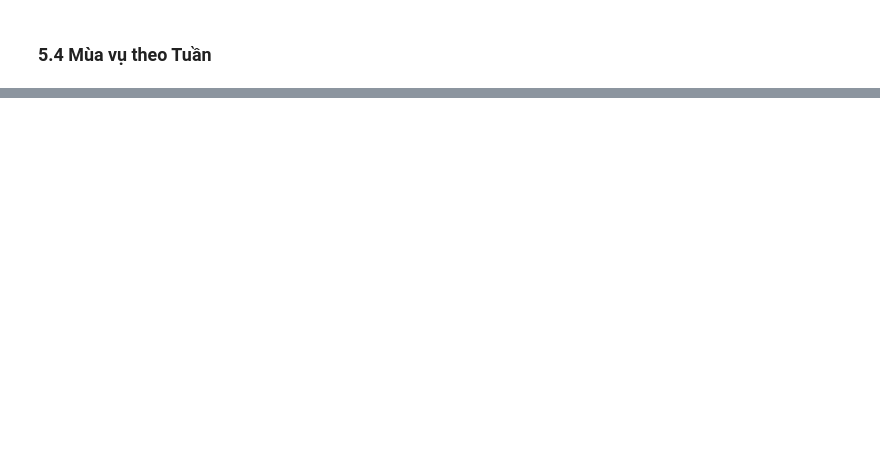
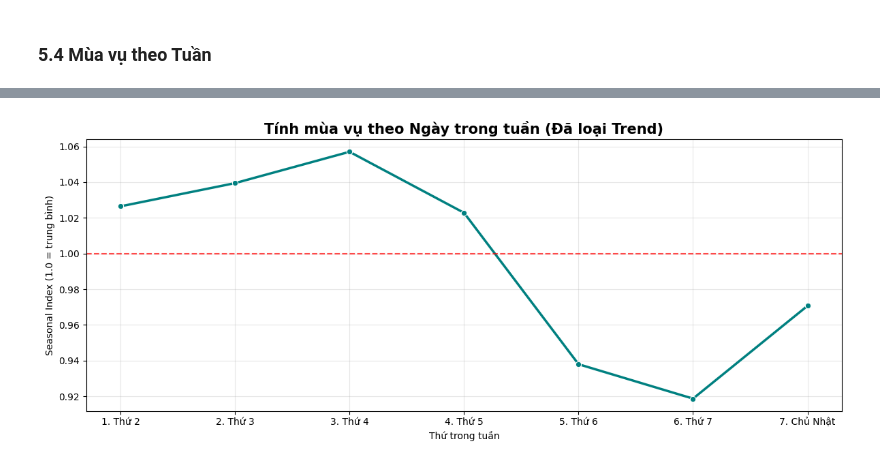
Before and after one commit to anhthu0910/vimchanhxa-datathon, a Jupyter notebook: notebooks/03_EDA_DEMO.ipynb, the cells around one changed output, grey strips where cells are left out. Saved outputs shown, nothing was run; the diff lists cells and outputs as text; code cells hidden in the pictures; blank space fills up the shorter version.

```diff
--- a/notebooks/03_EDA_DEMO.ipynb
+++ b/notebooks/03_EDA_DEMO.ipynb
@@ -236,0 +495,86 @@ Sau khi xử lý được tính chu kỳ của doanh nghiệp, chúng tôi sẽ
+# %%
+import pandas as pd
+import numpy as np
+import matplotlib.pyplot as plt
+import seaborn as sns
+from scipy import stats
+
+# ==================================================
+# KIỂM TRA TÍNH MÙA VỤ THEO TUẦN (DAY-OF-WEEK)
+# ==================================================
+
+# Copy dữ liệu để tránh sửa gốc
+df = df_sales.copy() # Đổi thành tên dataframe chứa 'revenue' của bạn
+
+# 1. Chuẩn hóa dữ liệu
+df['date'] = pd.to_datetime(df['date'])
+df = df.sort_values('date').reset_index(drop=True)
+
+# Lấy Ngày trong tuần (0 = Thứ 2, 6 = Chủ Nhật)
+df['day_of_week'] = df['date'].dt.dayofweek
+
+# Map số thành tên cho dễ nhìn
+dow_mapping = {
+    0: '1. Thứ 2', 1: '2. Thứ 3', 2: '3. Thứ 4',
+    3: '4. Thứ 5', 4: '5. Thứ 6', 5: '6. Thứ 7', 6: '7. Chủ Nhật'
+}
+df['dow_name'] = df['day_of_week'].map(dow_mapping)
+
+# 2. Xử lý trend dài hạn (Detrend) - Thêm center=True như đã bàn
+df['trend_30'] = df['revenue'].rolling(window=30, min_periods=7, center=True).mean()
+df['adj_revenue'] = df['revenue'] / df['trend_30']
+df = df.dropna(subset=['adj_revenue'])
+
+# 3. Tính thống kê theo Thứ
+weekly_stats = df.groupby('dow_name').agg(
+    mean_adj=('adj_revenue', 'mean'),
+    median_adj=('adj_revenue', 'median'),
+    n_obs=('adj_revenue', 'count')
+).reset_index()
+
+weekly_stats['seasonal_pct'] = (weekly_stats['mean_adj'] - 1) * 100
+
+# 4. VISUALIZATION #1 - Line Plot
+plt.figure(figsize=(12, 5))
+sns.lineplot(data=weekly_stats, x='dow_name', y='mean_adj', marker='o', linewidth=2.5, color='teal')
+plt.axhline(1.0, linestyle='--', color='red', alpha=0.7)
+plt.title('Tính mùa vụ theo Ngày trong tuần (Đã loại Trend)', fontsize=15, fontweight='bold')
+plt.xlabel('Thứ trong tuần')
+plt.ylabel('Seasonal Index (1.0 = trung bình)')
+plt.grid(alpha=0.3)
+plt.tight_layout()
+plt.show()
+
+# 5. VISUALIZATION #2 - Boxplot (Đã ẩn Outliers)
+plt.figure(figsize=(12, 5))
+sns.boxplot(data=df, x='dow_name', y='adj_revenue', palette='Set2', showfliers=False)
+plt.axhline(1.0, linestyle='--', color='red', alpha=0.7)
+plt.title('Phân phối doanh thu theo Ngày trong tuần', fontsize=15, fontweight='bold')
+plt.xlabel('Thứ trong tuần')
+plt.ylabel('Adjusted Revenue')
+plt.tight_layout()
+plt.show()
+
+# 6. IN KẾT QUẢ PHÂN TÍCH
+print("="*50)
+print("PHÂN TÍCH MÙA VỤ THEO TUẦN (DAY-OF-WEEK)")
+print("="*50)
+
+for _, row in weekly_stats.iterrows():
+    status = "Tăng" if row['seasonal_pct'] > 0 else "Giảm"
+    print(f"{row['dow_name']}: {status} {abs(row['seasonal_pct']):.2f}% (Obs: {row['n_obs']})")
+
+# 7. Kiểm định Kruskal-Wallis
+groups = [group['adj_revenue'].values for _, group in df.groupby('dow_name')]
+stat, p_value = stats.kruskal(*groups)
+
+print("\nKIỂM ĐỊNH KRUSKAL-WALLIS")
+print("-" * 50)
+print(f"P-value   = {p_value:.6f}")
+
+if p_value < 0.05:
+    print("=> KẾT LUẬN: P-value < 0.05. Tồn tại hiệu ứng Ngày trong tuần cực kỳ rõ rệt.")
+else:
+    print("=> KẾT LUẬN: P-value >= 0.05. Khách hàng mua sắm đều đặn các ngày, không phân biệt cuối tuần hay ngày thường.")
+# %% [output]
+[figure, added]
```
Also changed, not shown: parts of 20 cells of this notebook.
